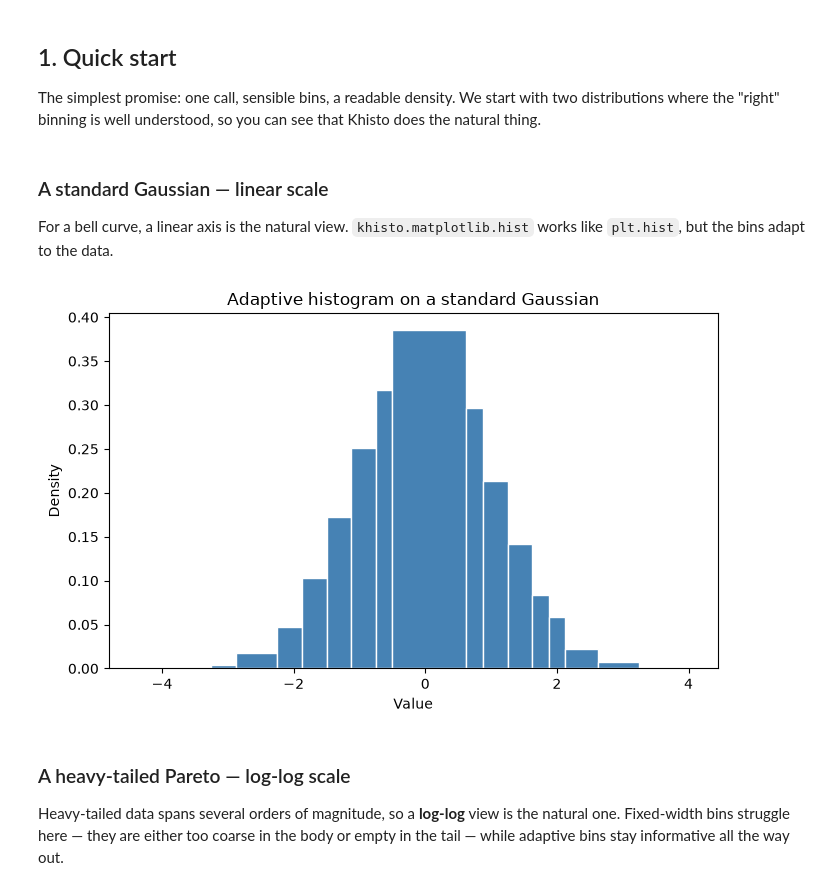
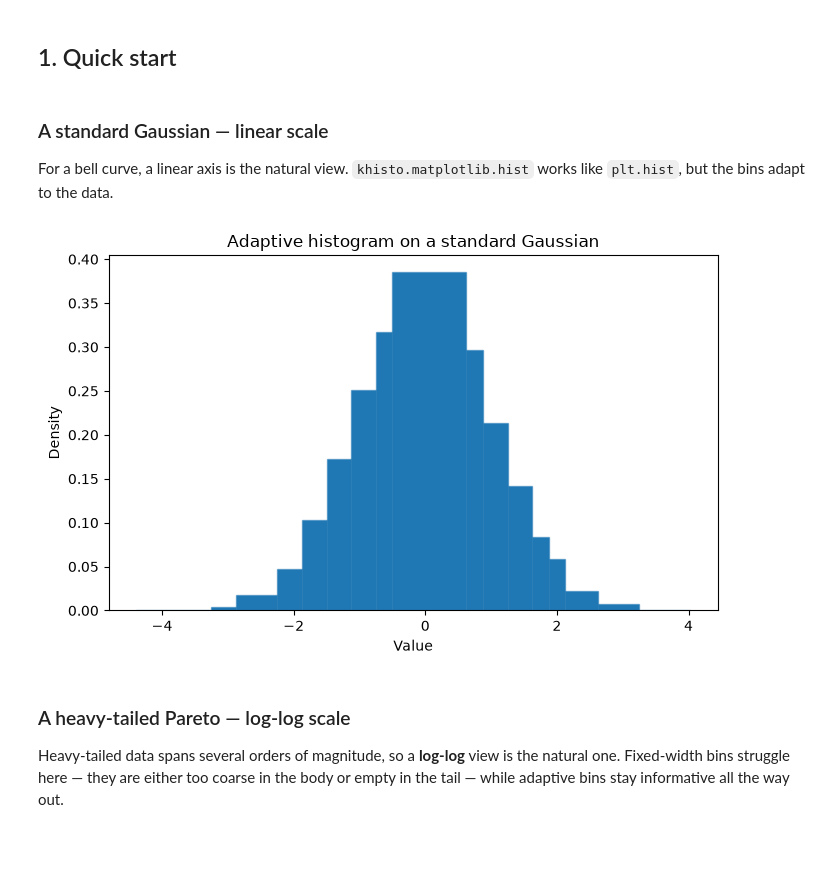
Before and after one commit to KhiopsML/khisto-python, a Jupyter notebook: demo.ipynb, the cells around one changed output. Saved outputs shown, nothing was run; the diff lists cells and outputs as text; code cells hidden in the pictures; blank space fills up the shorter version.

```diff
--- a/demo.ipynb
+++ b/demo.ipynb
@@ -24,9 +9,5 @@ a didactic walk-through from the simplest histogram to the most complex.
 # %% [markdown]
 ## 1. Quick start
-
-The simplest promise: one call, sensible bins, a readable density. We start with
-two distributions where the "right" binning is well understood, so you can see
-that Khisto does the natural thing.
 # %%
 import numpy as np
 import matplotlib.pyplot as plt
@@ -43,15 +22,15 @@ works like `plt.hist`, but the bins adapt to the data.
 # %%
 gaussian = np.random.default_rng(SEED).normal(0, 1, 10000)
 
 fig, ax = plt.subplots(figsize=(7, 4.5))
-hist(gaussian, ax=ax, color="steelblue", edgecolor="white")
+khisto.hist(gaussian, ax=ax)
 ax.set_title("Adaptive histogram on a standard Gaussian")
 ax.set_xlabel("Value")
 ax.set_ylabel("Density")
 plt.tight_layout()
 plt.show()
 # %% [output]
-[figure, old version]
+[figure, new version]
 # %% [markdown]
 ### A heavy-tailed Pareto — log-log scale
 
```
Also changed, not shown: parts of 12 cells of this notebook, 24 other files.
